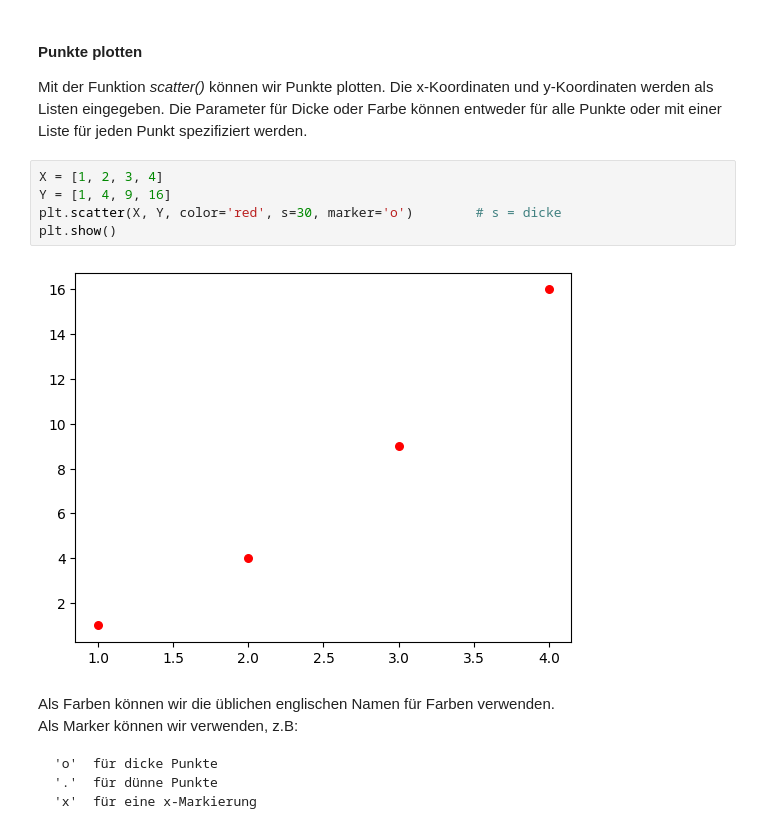
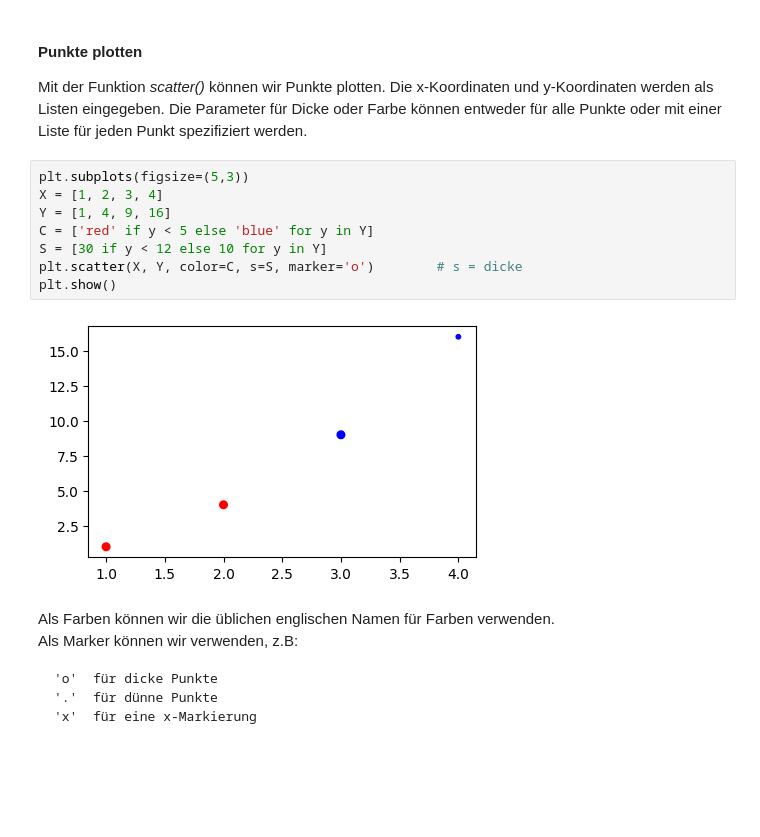
Before and after one commit to ktheu/PythonLernen, a Jupyter notebook: matplotlib/matplotlib.ipynb, the cells around one changed output. Saved outputs shown, nothing was run; the diff lists cells and outputs as text; blank space fills up the shorter version.

```diff
--- a/matplotlib/matplotlib.ipynb
+++ b/matplotlib/matplotlib.ipynb
@@ -15,12 +85,15 @@ Mit der Funktion *scatter()* können wir Punkte plotten.
 Die x-Koordinaten und y-Koordinaten werden als Listen eingegeben. Die Parameter für Dicke oder Farbe können entweder für alle Punkte
 oder mit einer Liste für jeden Punkt spezifiziert werden.
 # %%
+plt.subplots(figsize=(5,3))
 X = [1, 2, 3, 4]
 Y = [1, 4, 9, 16]
-plt.scatter(X, Y, color='red', s=30, marker='o')        # s = dicke
+C = ['red' if y < 5 else 'blue' for y in Y]
+S = [30 if y < 12 else 10 for y in Y]
+plt.scatter(X, Y, color=C, s=S, marker='o')        # s = dicke
 plt.show()
 # %% [output]
-[figure, old version]
+[figure, new version]
 # %% [markdown]
 Als Farben können wir die üblichen englischen Namen für Farben verwenden. <br>
 Als Marker können wir verwenden, z.B:
```
Also changed, not shown: parts of 39 cells of this notebook, 3 other files.
